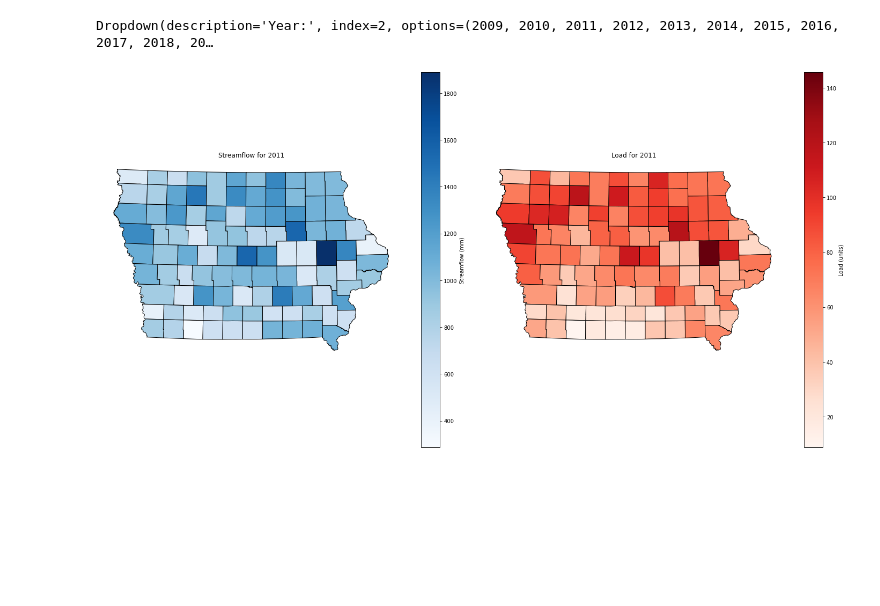
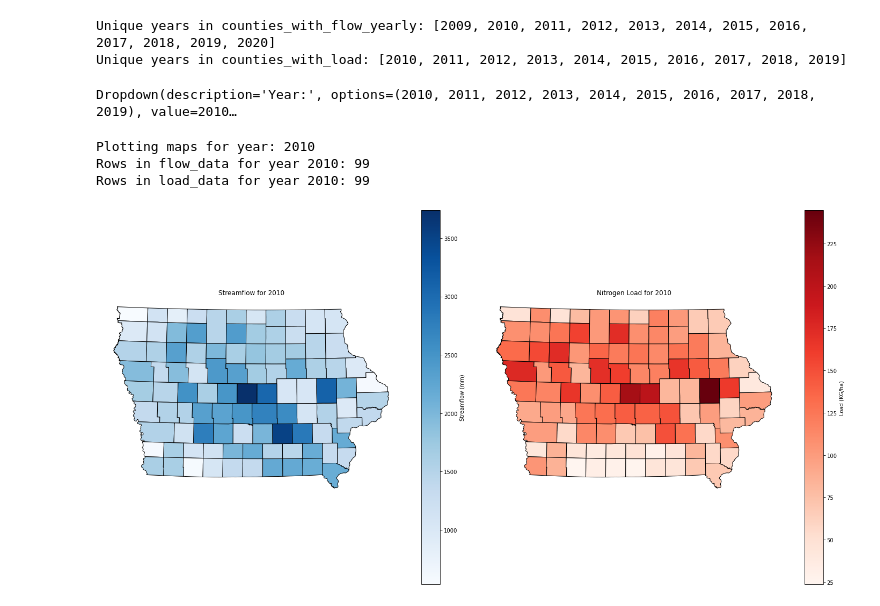
Before and after one commit to researchsam/Nitrogen_load_dashboard, a Jupyter notebook: git_note.ipynb, the cells around one changed output. Saved outputs shown, nothing was run; the diff lists cells and outputs as text; code cells hidden in the pictures; blank space fills up the shorter version.

Commit message:
Add debug statements to troubleshoot year updating in Binder

```diff
--- a/git_note.ipynb
+++ b/git_note.ipynb
@@ -32,6 +25,10 @@ counties_with_flow_yearly['Year'] = counties_with_flow_yearly['Year'].astype(int
 counties_with_load = counties_with_load.dropna(subset=['Year'])
 counties_with_load['Year'] = counties_with_load['Year'].astype(int)
 
+# Debug: Print unique years in both datasets
+print("Unique years in counties_with_flow_yearly:", sorted(counties_with_flow_yearly['Year'].unique()))
+print("Unique years in counties_with_load:", sorted(counties_with_load['Year'].unique()))
+
 # Explicitly convert WKT strings in 'geometry' column to shapely geometry objects
 counties_with_flow_yearly['geometry'] = counties_with_flow_yearly['geometry'].apply(wkt.loads)
 counties_with_load['geometry'] = counties_with_load['geometry'].apply(wkt.loads)
@@ -47,10 +44,13 @@ counties_with_load = gpd.GeoDataFrame(
     geometry='geometry'
 )
 
+# Find common years in both datasets
+common_years = sorted(set(counties_with_flow_yearly['Year'].unique()) & set(counties_with_load['Year'].unique()))
+
 # Widget for Year
 year_widget = widgets.Dropdown(
-    options=sorted(counties_with_flow_yearly['Year'].unique()),
-    value=sorted(counties_with_flow_yearly['Year'].unique())[0],
+    options=common_years,
+    value=common_years[0],
     description='Year:',
 )
 
@@ -58,42 +58,54 @@ def plot_maps(year):
     """
     Function to plot two maps side by side: Streamflow on the left, Load on the right.
     """
+    # Debug: Print the selected year
+    print(f"Plotting maps for year: {year}")
+
     # Filter data for the selected year
     flow_data = counties_with_flow_yearly[counties_with_flow_yearly['Year'] == year]
     load_data = counties_with_load[counties_with_load['Year'] == year]
+
+    # Debug: Check the number of rows after filtering
+    print(f"Rows in flow_data for year {year}: {len(flow_data)}")
+    print(f"Rows in load_data for year {year}: {len(load_data)}")
 
     # Create a figure with two subplots side by side
     fig, (ax1, ax2) = plt.subplots(1, 2, figsize=(20, 10))
 
     # Plot Streamflow map on the left
     flow_data.plot(ax=ax1, column='total_streamflow', cmap='Blues', legend=True,
                    edgecolor='black', legend_kwds={'label': "Streamflow (mm)"})
     ax1.set_title(f'Streamflow for {year}')
     ax1.set_axis_off()
 
     # Plot Load map on the right
     load_data.plot(ax=ax2, column='loading_kgha', cmap='Reds', legend=True,
-                   edgecolor='black', legend_kwds={'label': "Load (units)"})
-    ax2.set_title(f'Load for {year}')
+                   edgecolor='black', legend_kwds={'label': "Load (KG/ha)"})
+    ax2.set_title(f'Nitrogen Load for {year}')
     ax2.set_axis_off()
 
     plt.tight_layout()
     plt.show()
 
 def on_value_change(change):
     """
     Handler function for when the year widget selection changes.
     """
     clear_output(wait=True)
     display(year_widget)
-    plot_maps(year_widget.value)
+    plot_maps(change['new'])
 
 # Bind the handler to the widget
 year_widget.observe(on_value_change, names='value')
 
 # Display the initial setup
 display(year_widget)
 plot_maps(year_widget.value)
 # %% [output]
-Dropdown(description='Year:', index=2, options=(2009, 2010, 2011, 2012, 2013, 2014, 2015, 2016, 2017, 2018, 20…
+Unique years in counties_with_flow_yearly: [2009, 2010, 2011, 2012, 2013, 2014, 2015, 2016, 2017, 2018, 2019, 2020]
+Unique years in counties_with_load: [2010, 2011, 2012, 2013, 2014, 2015, 2016, 2017, 2018, 2019]
+Dropdown(description='Year:', options=(2010, 2011, 2012, 2013, 2014, 2015, 2016, 2017, 2018, 2019), value=2010…
+Plotting maps for year: 2010
+Rows in flow_data for year 2010: 99
+Rows in load_data for year 2010: 99
-[figure, old version]
+[figure, new version]
```
Also changed, not shown: parts of 1 cell of this notebook.
